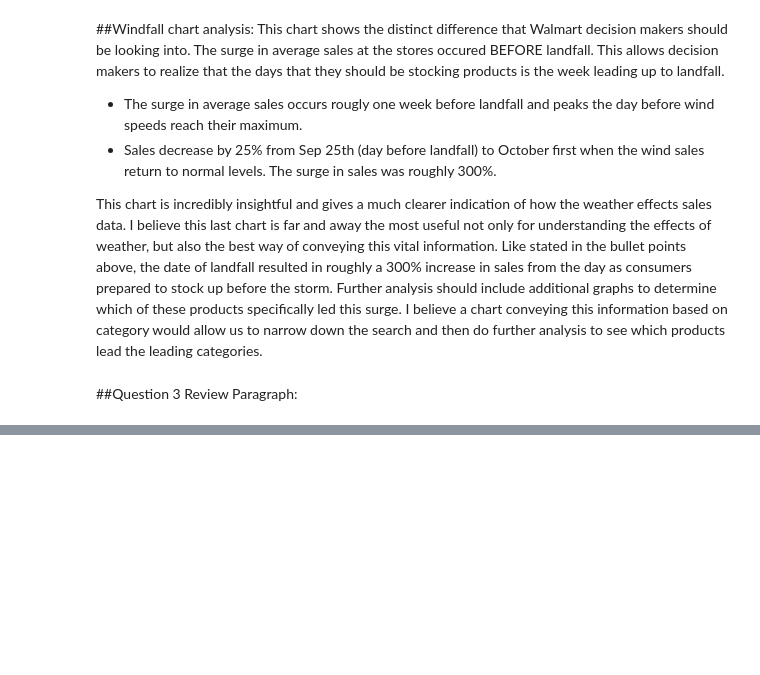
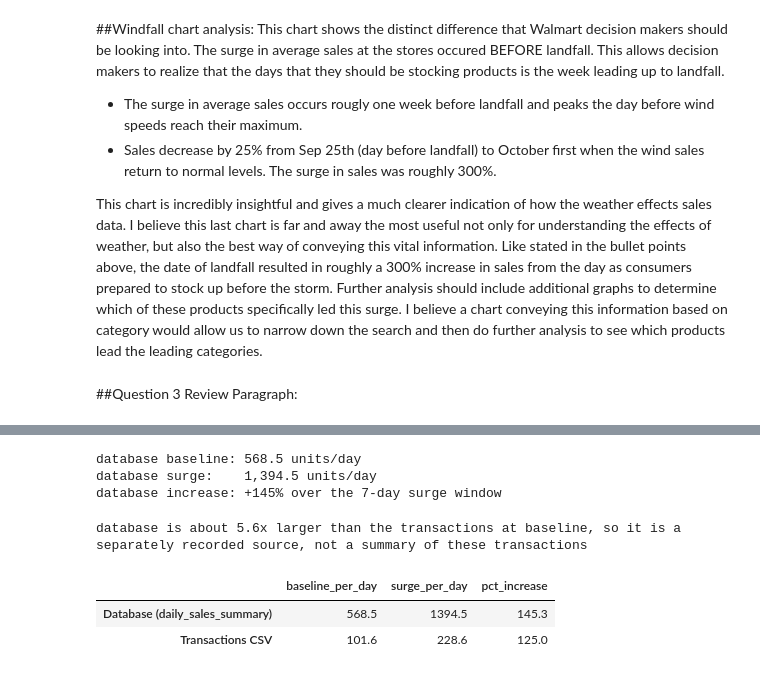
Before and after one commit to BenFreilichUVA/walmart-hurricane-project, a Jupyter notebook: notebooks/scratch/team_notebook.ipynb, the cells around one changed output, grey strips where cells are left out. Cells and saved outputs as stored; diff of their text form; code cells hidden in the pictures; blank space fills up the shorter version.

```diff
--- a/notebooks/scratch/team_notebook.ipynb
+++ b/notebooks/scratch/team_notebook.ipynb
@@ -1096,0 +1103,53 @@ This chart is incredibly insightful and gives a much clearer indication of how t
+# %%
+# Reopening the conn since we closed it at the top.
+conn = sqlite3.connect(DATA / 'inventory_and_sales.db')
+
+# The date column mixes 2024-09-12 and 20240912, so grouping on it directly would split one day into two groups.
+# REPLACE strips the dashes inside the query so every day groups together.
+query = """
+SELECT REPLACE(date, '-', '') AS day,
+       SUM(total_units)       AS units
+FROM daily_sales_summary
+WHERE category = 'Entertainment'
+GROUP BY day
+ORDER BY day
+"""
+ent_db = pd.read_sql(query, conn)
+ent_db['date'] = pd.to_datetime(ent_db['day'], format='%Y%m%d')
+ent_db = ent_db.set_index('date')['units']
+
+assert len(ent_db) == 30, 'expected one row per day in September'
+
+db_base  = ent_db.loc[BASELINE[0]:BASELINE[1]].mean()
+db_surge = ent_db.loc[SURGE[0]:SURGE[1]].mean()
+print(f'database baseline: {db_base:,.1f} units/day')
+print(f'database surge:    {db_surge:,.1f} units/day')
+print(f'database increase: {(db_surge / db_base - 1) * 100:+.0f}% over the 7-day surge window')
+# %% [output]
+database baseline: 568.5 units/day
+database surge:    1,394.5 units/day
+database increase: +145% over the 7-day surge window
+# %%
+# The same Entertainment calculation on the cleaned transactions, purchases only
+ent_tx = purchases[purchases['category'] == 'Entertainment'].groupby('date')['quantity'].sum()
+
+assert len(ent_tx) == 30, 'expected one row per day in September'
+
+tx_base  = ent_tx.loc[BASELINE[0]:BASELINE[1]].mean()
+tx_surge = ent_tx.loc[SURGE[0]:SURGE[1]].mean()
+
+# Both sources side by side, measured the same way
+source_check = pd.DataFrame({
+    'baseline_per_day': [db_base, tx_base],
+    'surge_per_day':    [db_surge, tx_surge],
+    'pct_increase':     [(db_surge / db_base - 1) * 100, (tx_surge / tx_base - 1) * 100],
+}, index=['Database (daily_sales_summary)', 'Transactions CSV']).round(1)
+
+print(f'database is about {db_base / tx_base:.1f}x larger than the transactions at baseline, '
+      f'so it is a separately recorded source, not a summary of these transactions')
+source_check
+# %% [output]
+database is about 5.6x larger than the transactions at baseline, so it is a separately recorded source, not a summary of these transactions
+|  | baseline_per_day | surge_per_day | pct_increase |
+| Database (daily_sales_summary) | 568.5 | 1394.5 | 145.3 |
+| Transactions CSV | 101.6 | 228.6 | 125.0 |
```
Also changed, not shown: parts of 5 cells of this notebook.
